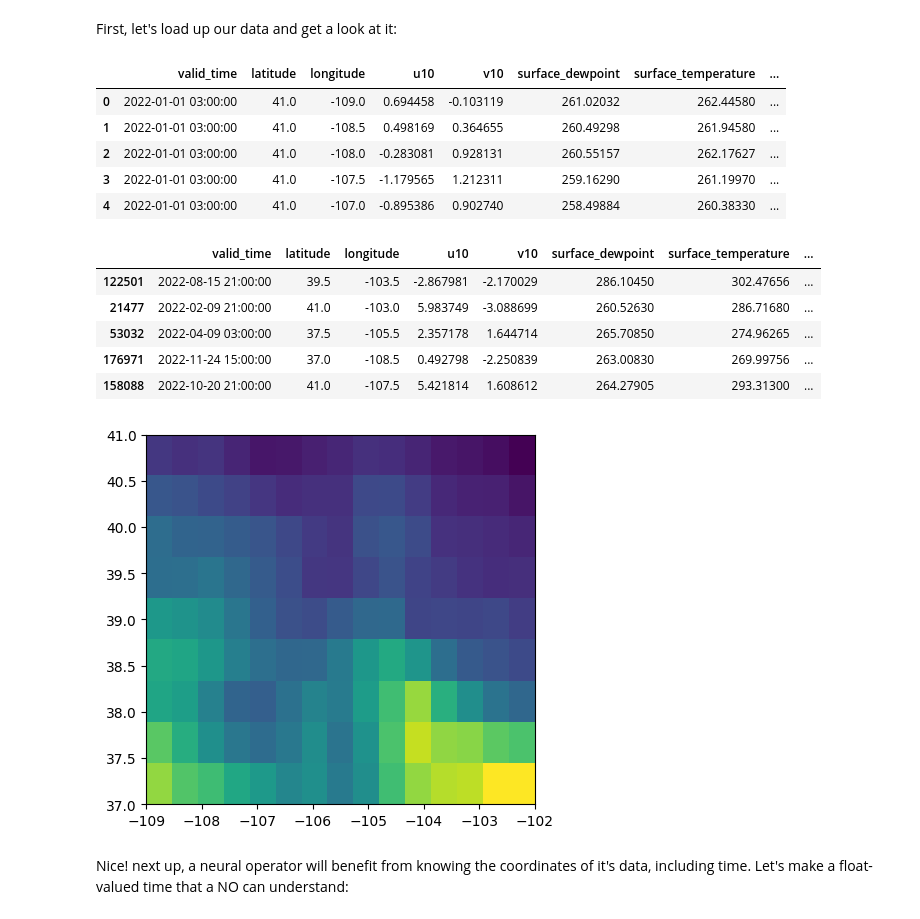
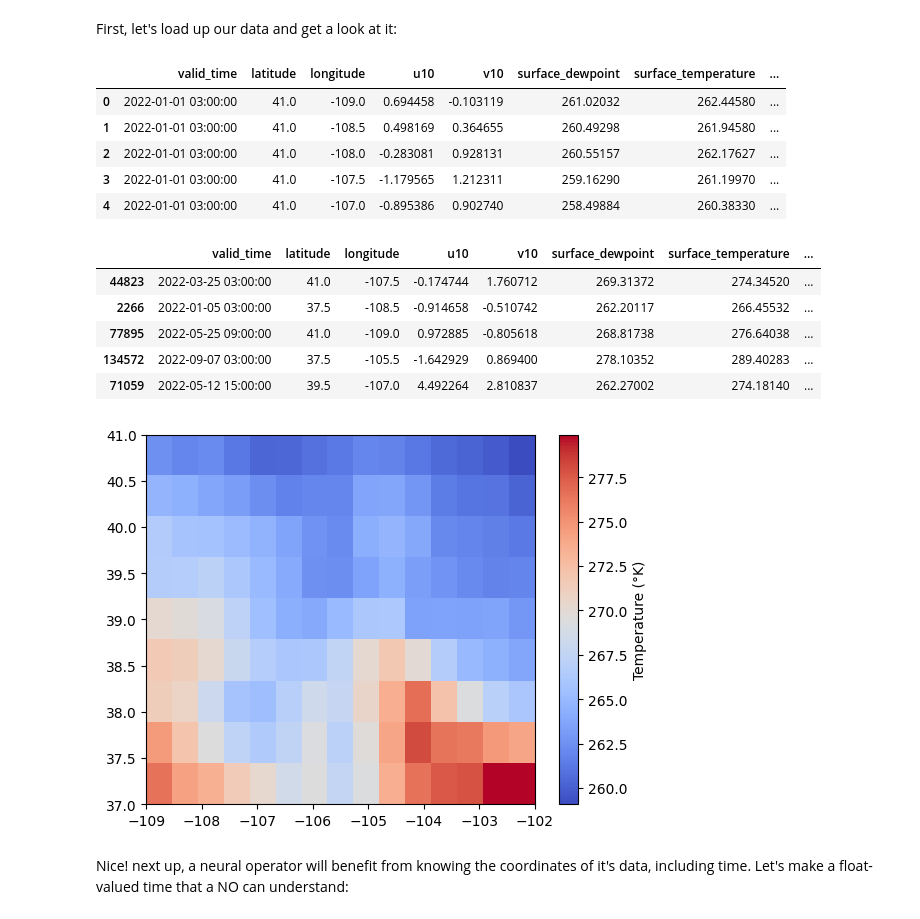
Before and after one commit to Quinntillion/MLProject, a Jupyter notebook: testNotebook.ipynb, the cells around one changed output. Drawn from its saved outputs; the diff is of its cells as text; code cells hidden in the pictures.

```diff
--- a/testNotebook.ipynb
+++ b/testNotebook.ipynb
@@ -120,35 +120,42 @@ First, let's load up our data and get a look at it:
 # %%
 df = pd.read_csv('accum_data.csv')
 df.valid_time = df.valid_time.astype('datetime64[s]')
 
 W = len(df.longitude.unique())
 H = len(df.latitude.unique())
 T = len(df.valid_time.unique())
 extent = (df.longitude.min(), df.longitude.max(), df.latitude.min(), df.latitude.max())
 
 display(df.head())
 display(df.sample(5))
 initial_temp = (df[df.valid_time=='2022-01-01 3:00:00']
                 .pivot(index='latitude',columns='longitude',
                        values='surface_temperature')
                 .sort_index(ascending=False)
                )
-def plot(data): plt.imshow(data, aspect=W/H, extent=extent)
+def plot(data, label='Temperature (°K)', title=None):
+  plt.imshow(data, aspect=W/H, extent=extent, cmap='coolwarm')  # or 'viridis' if you prefer
+  plt.colorbar(label=label)
+  if title:
+      plt.title(title)
+  #plt.xlabel(None)
+  #plt.ylabel(None)
+  plt.show()
 plot(initial_temp)
 # %% [output]
 |  | valid_time | latitude | longitude | u10 | v10 | surface_dewpoint | surface_temperature | ... |
 | 0 | 2022-01-01 03:00:00 | 41.0 | -109.0 | 0.694458 | -0.103119 | 261.02032 | 262.44580 | ... |
 | 1 | 2022-01-01 03:00:00 | 41.0 | -108.5 | 0.498169 | 0.364655 | 260.49298 | 261.94580 | ... |
 | 2 | 2022-01-01 03:00:00 | 41.0 | -108.0 | -0.283081 | 0.928131 | 260.55157 | 262.17627 | ... |
 | 3 | 2022-01-01 03:00:00 | 41.0 | -107.5 | -1.179565 | 1.212311 | 259.16290 | 261.19970 | ... |
 | 4 | 2022-01-01 03:00:00 | 41.0 | -107.0 | -0.895386 | 0.902740 | 258.49884 | 260.38330 | ... |
 |  | valid_time | latitude | longitude | u10 | v10 | surface_dewpoint | surface_temperature | ... |
-| 122501 | 2022-08-15 21:00:00 | 39.5 | -103.5 | -2.867981 | -2.170029 | 286.10450 | 302.47656 | ... |
-| 21477 | 2022-02-09 21:00:00 | 41.0 | -103.0 | 5.983749 | -3.088699 | 260.52630 | 286.71680 | ... |
-| 53032 | 2022-04-09 03:00:00 | 37.5 | -105.5 | 2.357178 | 1.644714 | 265.70850 | 274.96265 | ... |
-| 176971 | 2022-11-24 15:00:00 | 37.0 | -108.5 | 0.492798 | -2.250839 | 263.00830 | 269.99756 | ... |
-| 158088 | 2022-10-20 21:00:00 | 41.0 | -107.5 | 5.421814 | 1.608612 | 264.27905 | 293.31300 | ... |
+| 44823 | 2022-03-25 03:00:00 | 41.0 | -107.5 | -0.174744 | 1.760712 | 269.31372 | 274.34520 | ... |
+| 2266 | 2022-01-05 03:00:00 | 37.5 | -108.5 | -0.914658 | -0.510742 | 262.20117 | 266.45532 | ... |
+| 77895 | 2022-05-25 09:00:00 | 41.0 | -109.0 | 0.972885 | -0.805618 | 268.81738 | 276.64038 | ... |
+| 134572 | 2022-09-07 03:00:00 | 37.5 | -105.5 | -1.642929 | 0.869400 | 278.10352 | 289.40283 | ... |
+| 71059 | 2022-05-12 15:00:00 | 39.5 | -107.0 | 4.492264 | 2.810837 | 262.27002 | 274.18140 | ... |
-[figure, old version]
+[figure, new version]
 # %% [markdown]
 Nice! next up, a neural operator will benefit from knowing the coordinates of it's data, including time. Let's make a float-valued time that a NO can understand:
 # %%
```
Also changed, not shown: parts of 8 cells of this notebook.
